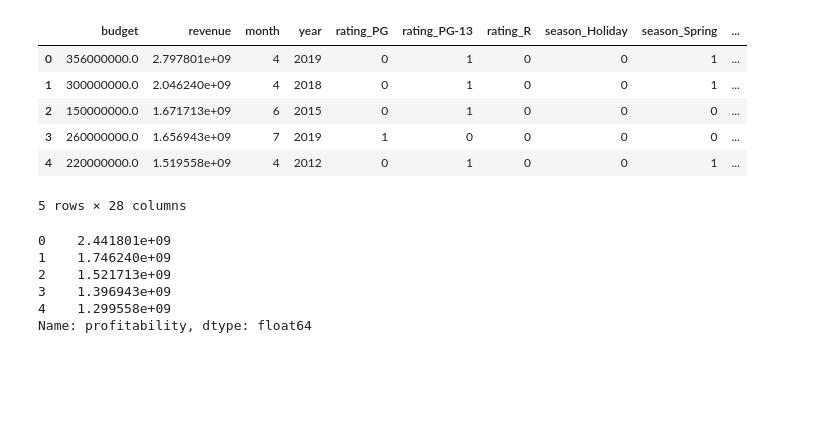
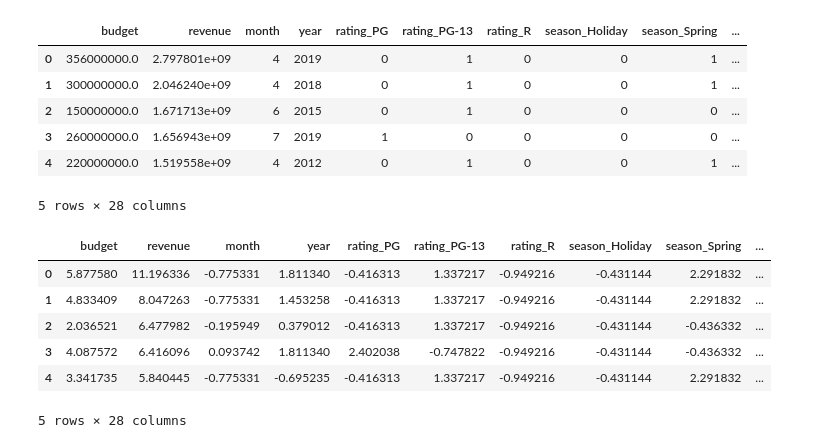
Before and after one commit to thomaspatrickhill/mod1_project_051120, a Jupyter notebook: Linear Regression Model 1.ipynb, the cells around one changed output. Saved outputs shown, nothing was run; the diff lists cells and outputs as text; code cells hidden in the pictures; blank space fills up the shorter version.

```diff
--- a/Linear Regression Model 1.ipynb
+++ b/Linear Regression Model 1.ipynb
@@ -162,17 +162,27 @@ features.head()
 | 3 | 260000000.0 | 1.656943e+09 | 7 | 2019 | 1 | 0 | 0 | 0 | 0 | ... |
 | 4 | 220000000.0 | 1.519558e+09 | 4 | 2012 | 0 | 1 | 0 | 0 | 1 | ... |
 5 rows × 28 columns
+# %%
+from sklearn import preprocessing
+# Get column names first
+names = features.columns
+# Create the Scaler object
+scaler = preprocessing.StandardScaler()
+# Fit your data on the scaler object
+scaled_df = scaler.fit_transform(features)
+scaled_df = pd.DataFrame(scaled_df, columns=names)
+# %%
+scaled_df.head()
+# %% [output]
+|  | budget | revenue | month | year | rating_PG | rating_PG-13 | rating_R | season_Holiday | season_Spring | ... |
+| 0 | 5.877580 | 11.196336 | -0.775331 | 1.811340 | -0.416313 | 1.337217 | -0.949216 | -0.431144 | 2.291832 | ... |
+| 1 | 4.833409 | 8.047263 | -0.775331 | 1.453258 | -0.416313 | 1.337217 | -0.949216 | -0.431144 | 2.291832 | ... |
+| 2 | 2.036521 | 6.477982 | -0.195949 | 0.379012 | -0.416313 | 1.337217 | -0.949216 | -0.431144 | -0.436332 | ... |
+| 3 | 4.087572 | 6.416096 | 0.093742 | 1.811340 | 2.402038 | -0.747822 | -0.949216 | -0.431144 | -0.436332 | ... |
+| 4 | 3.341735 | 5.840445 | -0.775331 | -0.695235 | -0.416313 | 1.337217 | -0.949216 | -0.431144 | 2.291832 | ... |
+5 rows × 28 columns
 # %%
 target = new_df['profitability']
-# %%
-target.head()
-# %% [output]
-0    2.441801e+09
-1    1.746240e+09
-2    1.521713e+09
-3    1.396943e+09
-4    1.299558e+09
-Name: profitability, dtype: float64
 # %%
 from sklearn.model_selection import train_test_split
 # %%
```
Also changed, not shown: parts of 8 cells of this notebook.
